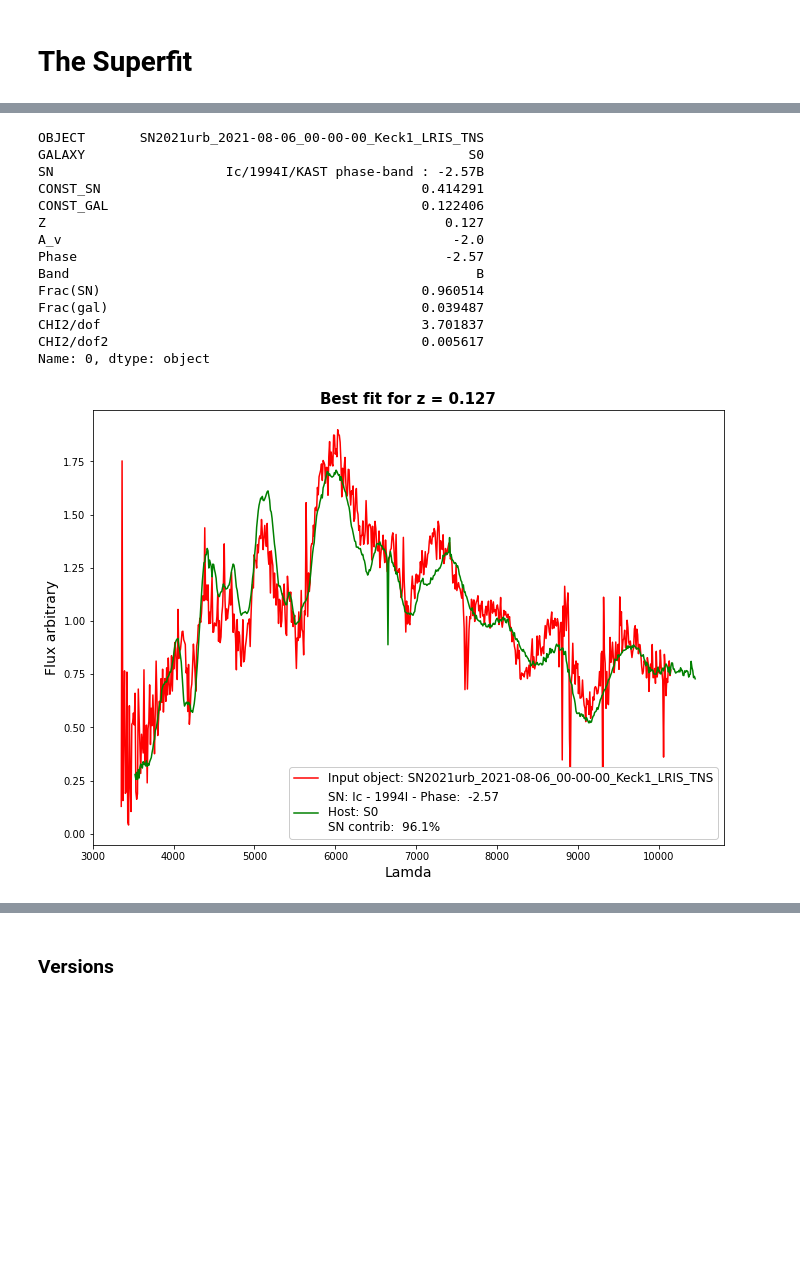
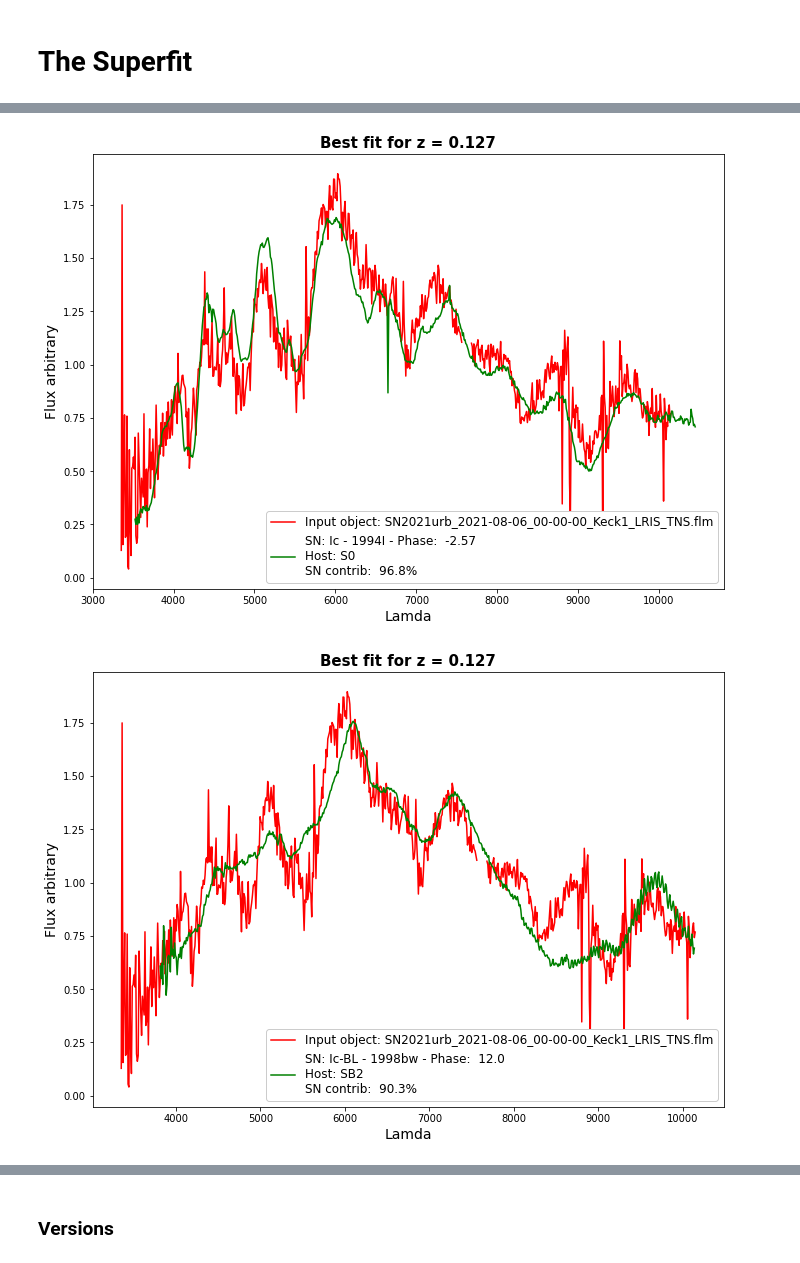
Before and after one commit to oyaron/NGSF, a Jupyter notebook: SF_class.ipynb, the cells around one changed output, grey strips where cells are left out. Drawn from its saved outputs; the diff is of its cells as text; code cells hidden in the pictures; blank space fills up the shorter version.

```diff
--- a/SF_class.ipynb
+++ b/SF_class.ipynb
@@ -43,18 +56,7 @@ this_supernova.results()
-# %%
-this_supernova.top_result()
-# %% [output]
-OBJECT       SN2021urb_2021-08-06_00-00-00_Keck1_LRIS_TNS
-GALAXY                                                 S0
-SN                      Ic/1994I/KAST phase-band : -2.57B
-CONST_SN                                         0.414291
-CONST_GAL                                        0.122406
-Z                                                   0.127
-A_v                                                  -2.0
-Phase                                               -2.57
-Band                                                    B
-Frac(SN)                                         0.960514
-Frac(gal)                                        0.039487
-CHI2/dof                                         3.701837
-CHI2/dof2                                        0.005617
-Name: 0, dtype: object
-[figure, removed]
+# %%
+for i in range(4):
+
+    this_supernova.any_result(i)
+# %% [output]
+[figure, added]
+[figure, added]
```
Also changed, not shown: parts of 13 cells of this notebook, 13 other files.
